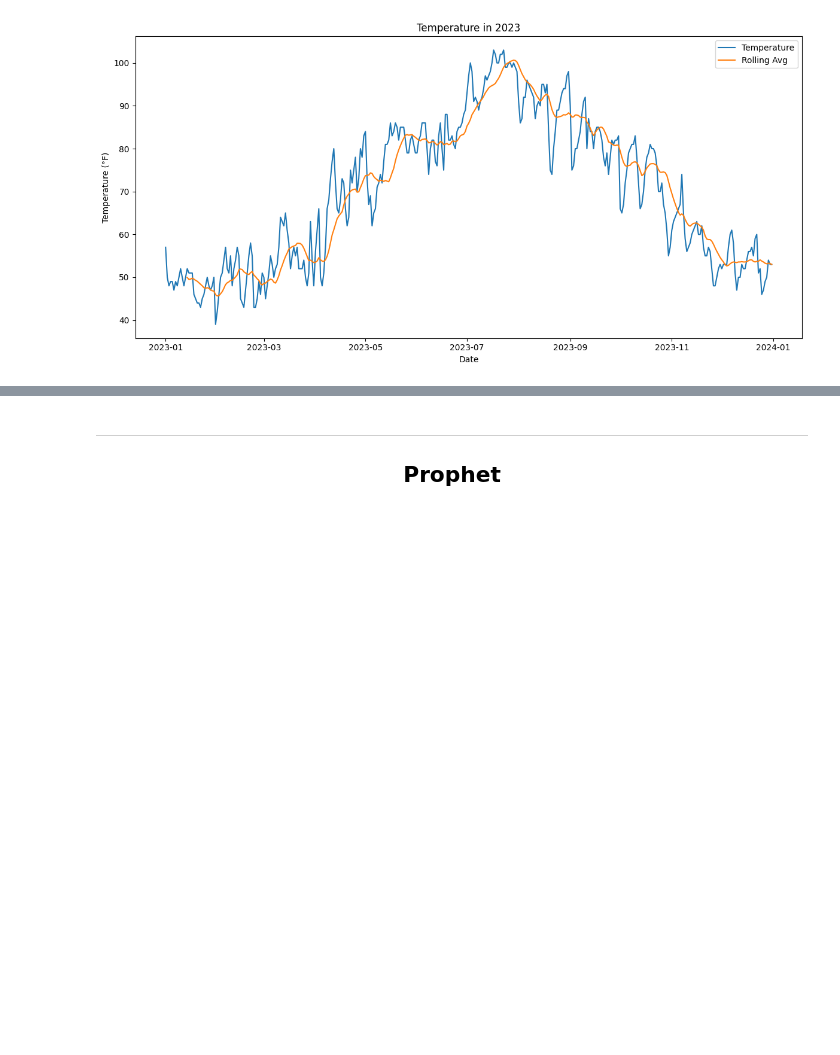
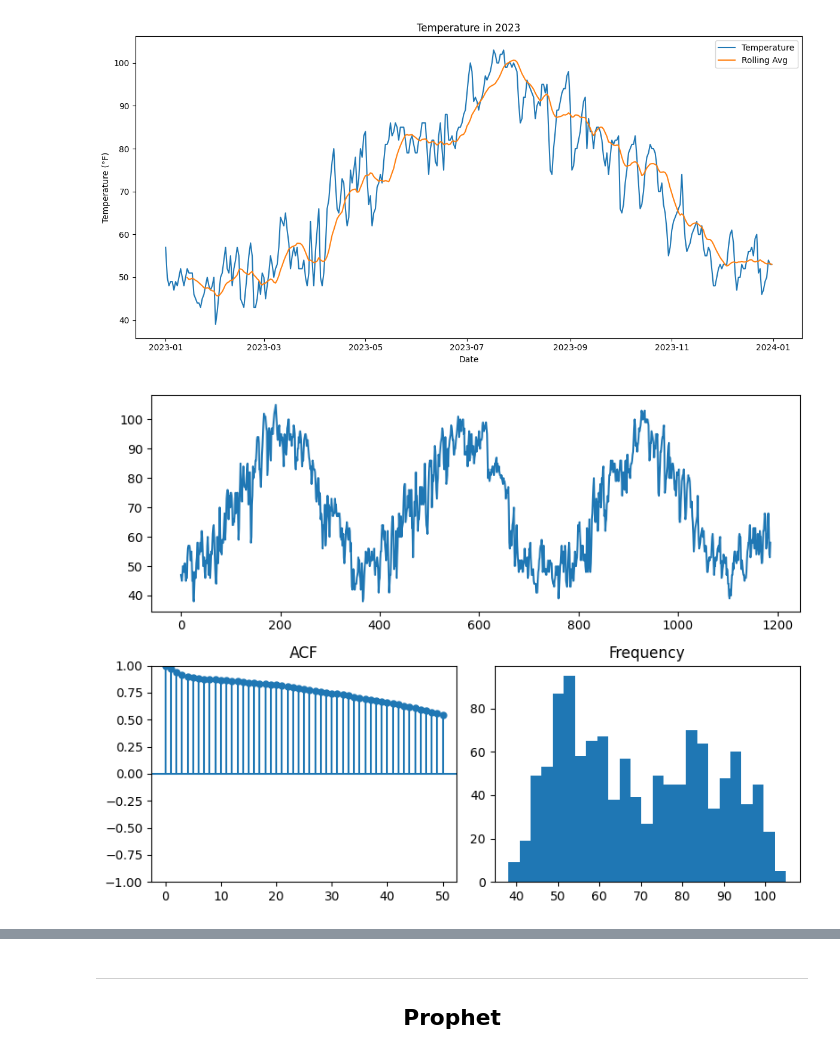
Before and after one commit to LandryHouston/Weather_Wizard, a Jupyter notebook: code/02_analysis.ipynb, the cells around one changed output, grey strips where cells are left out. Drawn from its saved outputs; the diff is of its cells as text; code cells hidden in the pictures; blank space fills up the shorter version.

```diff
--- a/code/02_analysis.ipynb
+++ b/code/02_analysis.ipynb
@@ -113,3 +117,7 @@ plt.legend()
 plt.tight_layout()
 # %% [output]
 [figure]
+# %%
+tsdisplay(df['avg_temp (°F)'])
+# %% [output]
+[figure, added]
```
Also changed, not shown: parts of 11 cells of this notebook.
